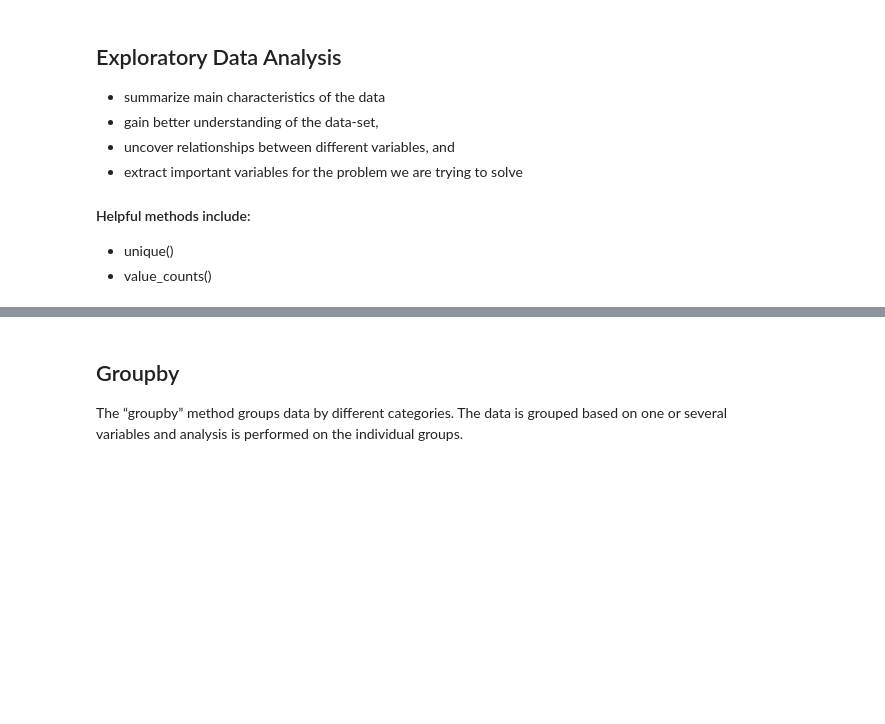
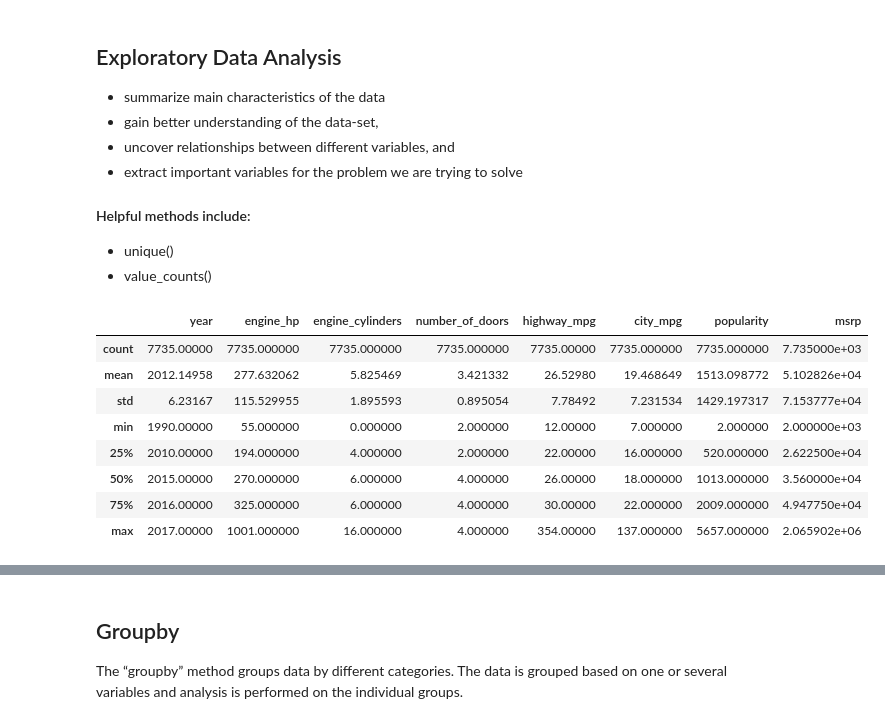
Before and after one commit to Amberlynnyandow/study-group-content, a Jupyter notebook: module_1/week_3_PT/Pandas! .ipynb, the cells around one changed output, grey strips where cells are left out. Saved outputs shown, nothing was run; the diff lists cells and outputs as text; code cells hidden in the pictures; blank space fills up the shorter version.

```diff
--- a/module_1/week_3_PT/Pandas! .ipynb
+++ b/module_1/week_3_PT/Pandas! .ipynb
@@ -49,5 +186,16 @@ plt.style.use('ggplot')
 - value_counts()
 # %%
 #view descriptive stats
+df.describe()
+# %% [output]
+|  | year | engine_hp | engine_cylinders | number_of_doors | highway_mpg | city_mpg | popularity | msrp |
+| count | 7735.00000 | 7735.000000 | 7735.000000 | 7735.000000 | 7735.00000 | 7735.000000 | 7735.000000 | 7.735000e+03 |
+| mean | 2012.14958 | 277.632062 | 5.825469 | 3.421332 | 26.52980 | 19.468649 | 1513.098772 | 5.102826e+04 |
+| std | 6.23167 | 115.529955 | 1.895593 | 0.895054 | 7.78492 | 7.231534 | 1429.197317 | 7.153777e+04 |
+| min | 1990.00000 | 55.000000 | 0.000000 | 2.000000 | 12.00000 | 7.000000 | 2.000000 | 2.000000e+03 |
+| 25% | 2010.00000 | 194.000000 | 4.000000 | 2.000000 | 22.00000 | 16.000000 | 520.000000 | 2.622500e+04 |
+| 50% | 2015.00000 | 270.000000 | 6.000000 | 4.000000 | 26.00000 | 18.000000 | 1013.000000 | 3.560000e+04 |
+| 75% | 2016.00000 | 325.000000 | 6.000000 | 4.000000 | 30.00000 | 22.000000 | 2009.000000 | 4.947750e+04 |
+| max | 2017.00000 | 1001.000000 | 16.000000 | 4.000000 | 354.00000 | 137.000000 | 5657.000000 | 2.065902e+06 |
 # %%
 #view histograms of every column
```
Also changed, not shown: parts of 16 cells of this notebook, 1 other file.
